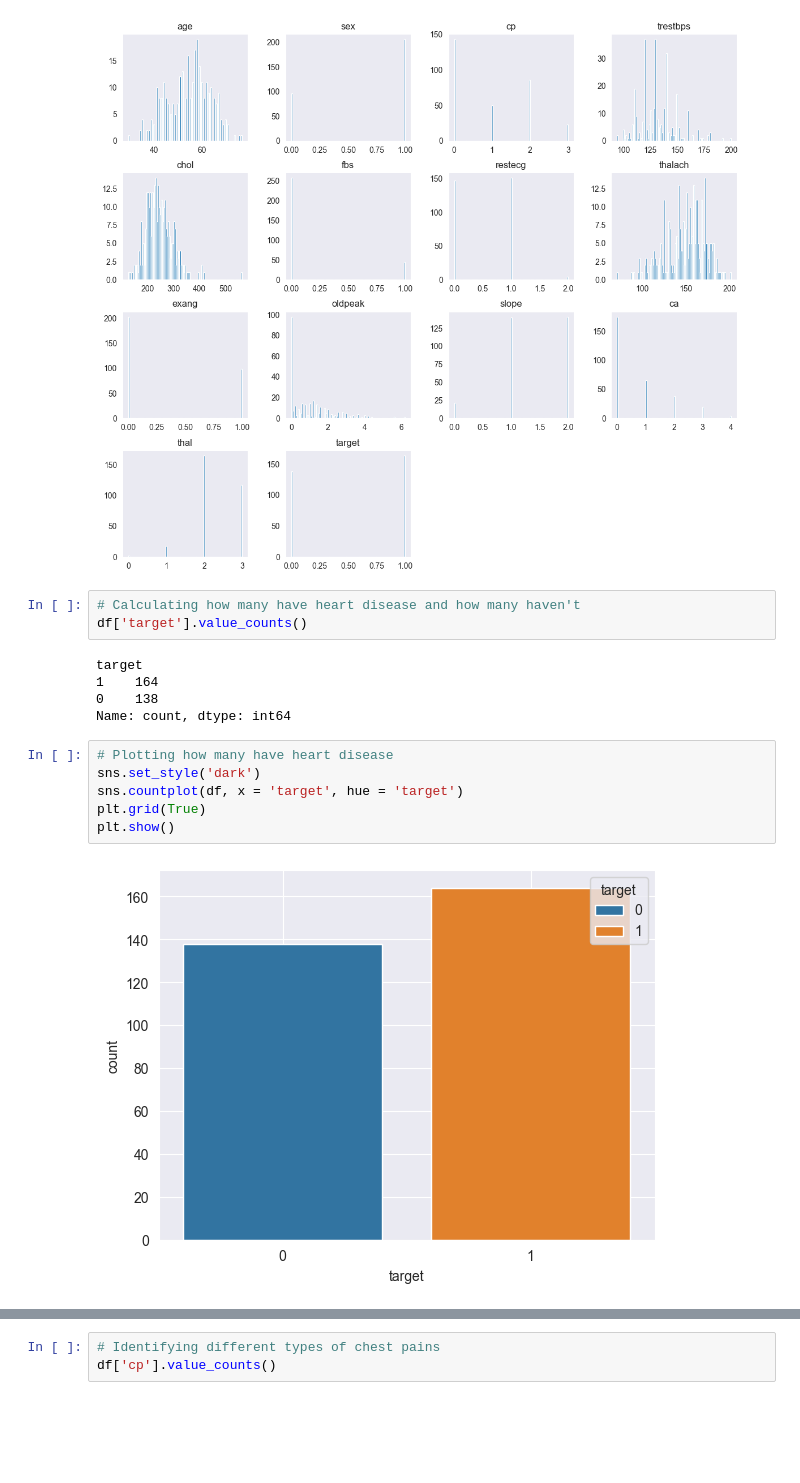
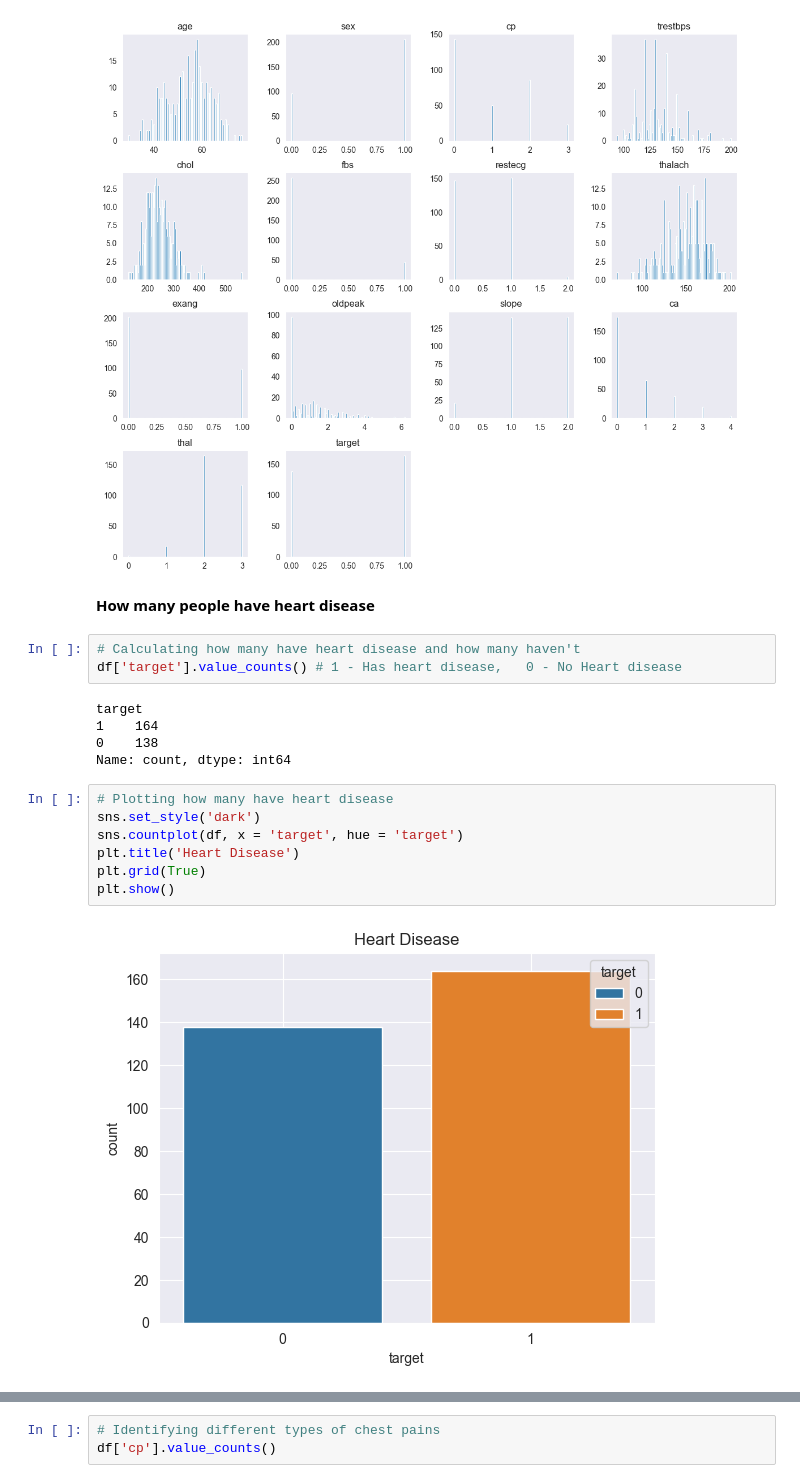
Before and after one commit to ShiwangitaSingh/Data-Science-with-Python-, a Jupyter notebook: Task-5 Feature Engineering and Selection/Task_5.ipynb, the cells around one changed output, grey strips where cells are left out. Cells and saved outputs as stored; diff of their text form; blank space fills up the shorter version.

```diff
--- a/Task-5 Feature Engineering and Selection/Task_5.ipynb
+++ b/Task-5 Feature Engineering and Selection/Task_5.ipynb
@@ -78,9 +86,11 @@ df.hist(bins = 100, figsize=(14,12), grid = False)
 plt.show()
 # %% [output]
 [figure]
+# %% [markdown]
+**How many people have heart disease**
 # %%
 # Calculating how many have heart disease and how many haven't
-df['target'].value_counts()
+df['target'].value_counts() # 1 - Has heart disease,   0 - No Heart disease
 # %% [output]
 target
 1    164
@@ -89,8 +99,9 @@ Name: count, dtype: int64
 # %%
 # Plotting how many have heart disease
 sns.set_style('dark')
 sns.countplot(df, x = 'target', hue = 'target')
+plt.title('Heart Disease')
 plt.grid(True)
 plt.show()
 # %% [output]
-[figure, old version]
+[figure, new version]
```
Also changed, not shown: parts of 7 cells of this notebook.
